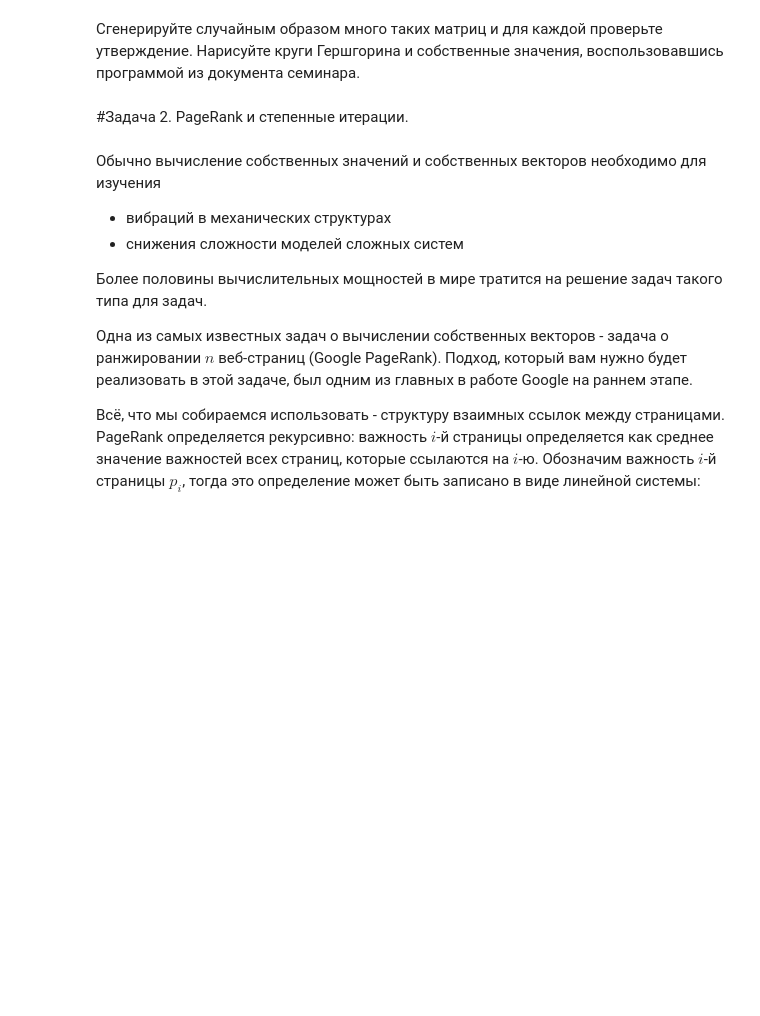
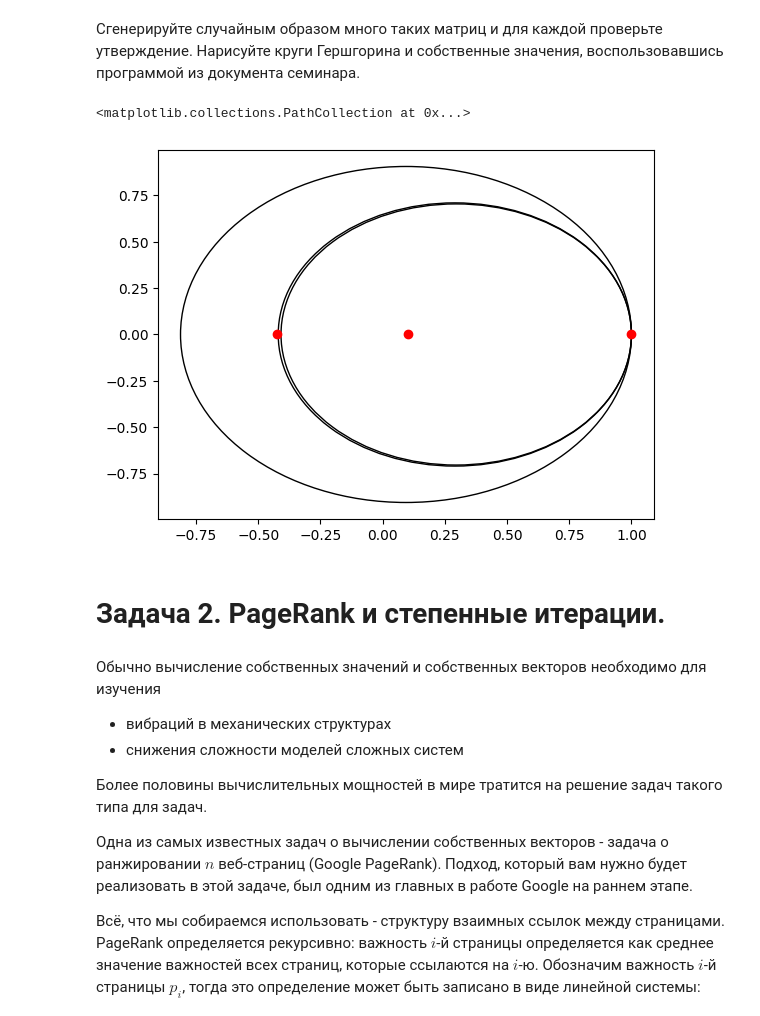
Before and after one commit to pinbraerts/vychmaty, a Jupyter notebook: week13.ipynb, the cells around one changed output. Drawn from its saved outputs; the diff is of its cells as text; code cells hidden in the pictures; blank space fills up the shorter version.

```diff
--- a/week13.ipynb
+++ b/week13.ipynb
@@ -14,8 +14,36 @@
 - А значит и все собственные значения по модулю меньше 1
 # %% [markdown]
 Сгенерируйте случайным образом много таких матриц и для каждой проверьте утверждение. Нарисуйте круги Гершгорина и собственные значения, воспользовавшись программой из документа семинара.
+# %%
+import numpy as np
+
+n = 3
+def gen_A(n):
+    A = np.random.normal(size=(n, n))
+    A = np.abs(A)
+    for row in A[:]:
+        row /= row.sum()
+    return A
+
+v = np.ones(n)
+A = 0
+for i in range(1000):
+    A = gen_A(n)
+    if np.linalg.norm(v - A @ v) > 1e-10:
+        print(A, v)
+# %%
+import matplotlib.pyplot as plt
+
+fig, ax = plt.subplots()
+for i in range(n):
+    ax.add_patch(plt.Circle((A[i][i], 0), radius=1 - A[i][i], fill=False))
+ev = np.linalg.eigvals(A)
+plt.scatter(ev.real, ev.imag, color='red')
+# %% [output]
+<matplotlib.collections.PathCollection at 0x...>
+[figure, added]
 # %% [markdown]
-#Задача 2.  PageRank и степенные итерации.
+# Задача 2.  PageRank и степенные итерации.
 # %% [markdown]
 Обычно вычисление собственных значений и собственных векторов необходимо для изучения
 - вибраций в механических структурах
```
Also changed, not shown: parts of 4 cells of this notebook, 1 other file.
